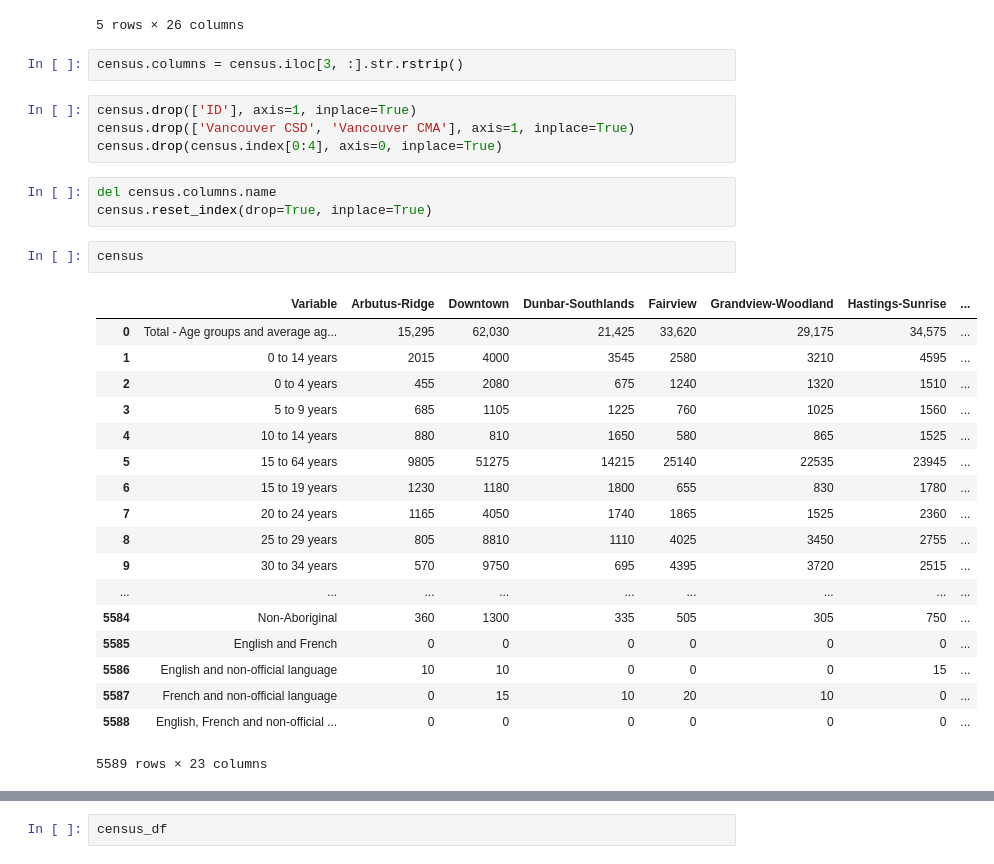
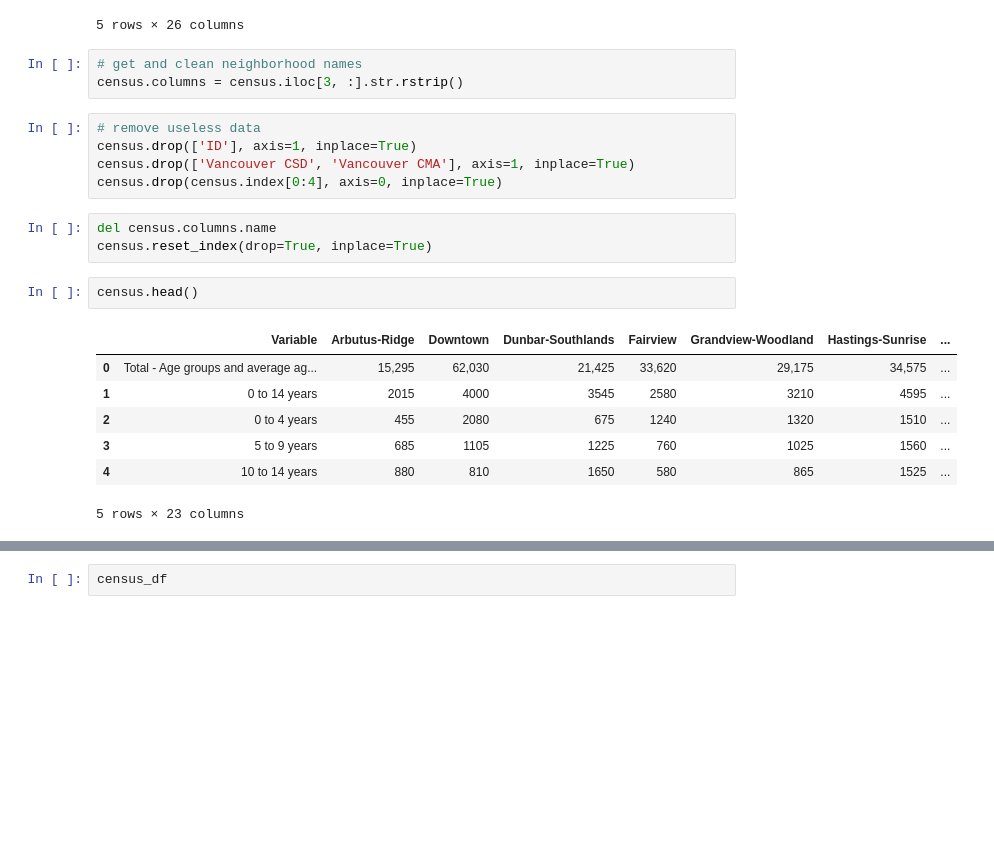
Before and after one commit to RickWeng/Coursera_Capstone, a Jupyter notebook: capstone.ipynb, the cells around one changed output, grey strips where cells are left out. Drawn from its saved outputs; the diff is of its cells as text; blank space fills up the shorter version.

```diff
--- a/capstone.ipynb
+++ b/capstone.ipynb
@@ -297,8 +171,10 @@ census.head()
 | 4 | 1 | Total - Age groups and average ag... | 15,295 | 62,030 | 21,425 | 33,620 | 29,175 | ... |
 5 rows × 26 columns
 # %%
+# get and clean neighborhood names
 census.columns = census.iloc[3, :].str.rstrip()
 # %%
+# remove useless data
 census.drop(['ID'], axis=1, inplace=True)
 census.drop(['Vancouver CSD', 'Vancouver CMA'], axis=1, inplace=True)
 census.drop(census.index[0:4], axis=0, inplace=True)
@@ -306,23 +182,12 @@ census.drop(census.index[0:4], axis=0, inplace=True)
 del census.columns.name
 census.reset_index(drop=True, inplace=True)
 # %%
-census
+census.head()
 # %% [output]
 |  | Variable | Arbutus-Ridge | Downtown | Dunbar-Southlands | Fairview | Grandview-Woodland | Hastings-Sunrise | ... |
 | 0 | Total - Age groups and average ag... | 15,295 | 62,030 | 21,425 | 33,620 | 29,175 | 34,575 | ... |
 | 1 | 0 to 14 years | 2015 | 4000 | 3545 | 2580 | 3210 | 4595 | ... |
 | 2 | 0 to 4 years | 455 | 2080 | 675 | 1240 | 1320 | 1510 | ... |
 | 3 | 5 to 9 years | 685 | 1105 | 1225 | 760 | 1025 | 1560 | ... |
 | 4 | 10 to 14 years | 880 | 810 | 1650 | 580 | 865 | 1525 | ... |
-| 5 | 15 to 64 years | 9805 | 51275 | 14215 | 25140 | 22535 | 23945 | ... |
-| 6 | 15 to 19 years | 1230 | 1180 | 1800 | 655 | 830 | 1780 | ... |
-| 7 | 20 to 24 years | 1165 | 4050 | 1740 | 1865 | 1525 | 2360 | ... |
-| 8 | 25 to 29 years | 805 | 8810 | 1110 | 4025 | 3450 | 2755 | ... |
-| 9 | 30 to 34 years | 570 | 9750 | 695 | 4395 | 3720 | 2515 | ... |
-| ... | ... | ... | ... | ... | ... | ... | ... | ... |
-| 5584 | Non-Aboriginal | 360 | 1300 | 335 | 505 | 305 | 750 | ... |
-| 5585 | English and French | 0 | 0 | 0 | 0 | 0 | 0 | ... |
-| 5586 | English and non-official language | 10 | 10 | 0 | 0 | 0 | 15 | ... |
-| 5587 | French and non-official language | 0 | 15 | 10 | 20 | 10 | 0 | ... |
-| 5588 | English, French and non-official ... | 0 | 0 | 0 | 0 | 0 | 0 | ... |
-5589 rows × 23 columns
+5 rows × 23 columns
```
Also changed, not shown: parts of 88 cells of this notebook.
